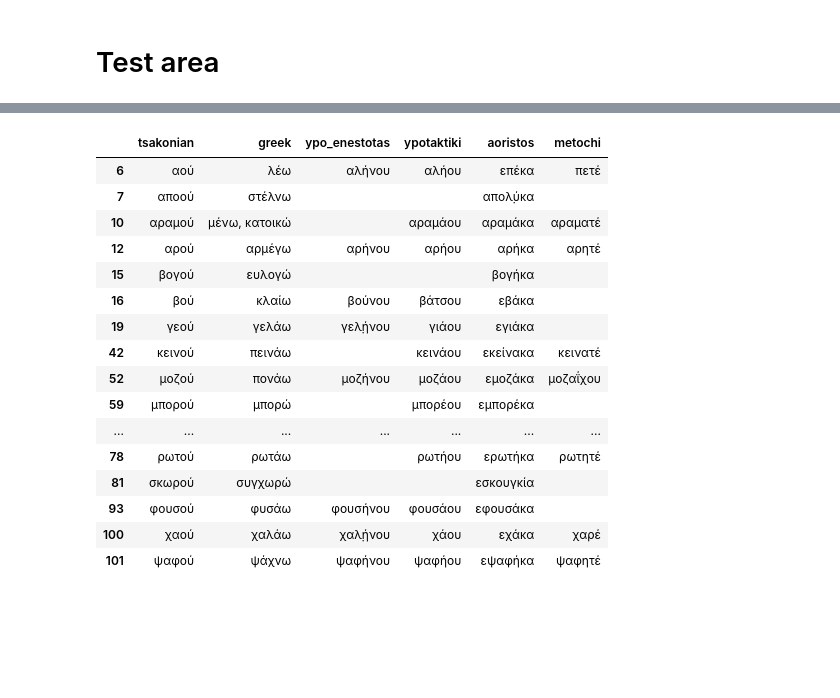
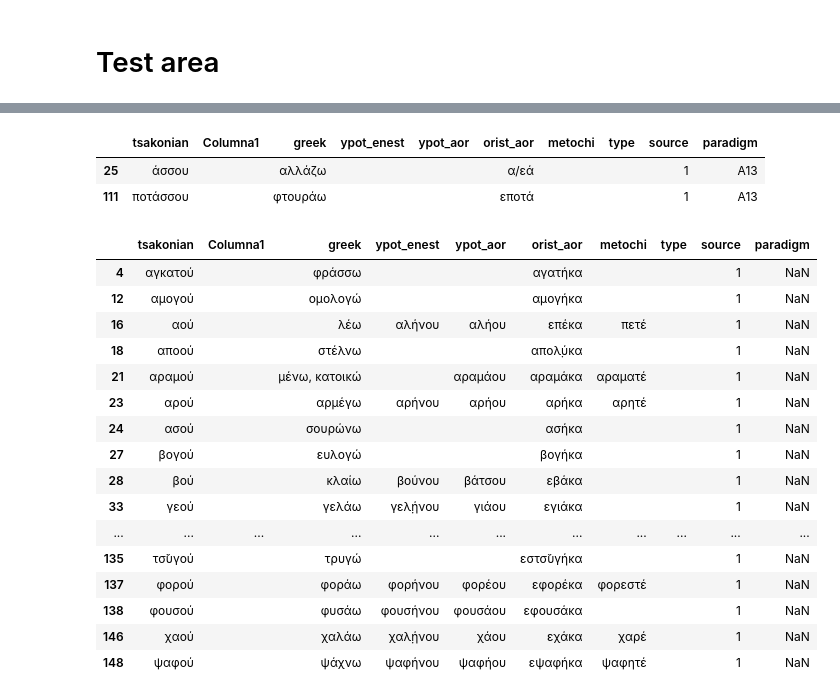
Before and after one commit to jgchaparro/TsakonianDB, a Jupyter notebook: TsakonianDB/tsakonian_db_compiler.ipynb, the cells around one changed output, grey strips where cells are left out. Cells and saved outputs as stored; diff of their text form; code cells hidden in the pictures; blank space fills up the shorter version.

```diff
--- a/TsakonianDB/tsakonian_db_compiler.ipynb
+++ b/TsakonianDB/tsakonian_db_compiler.ipynb
@@ -181,0 +287,8 @@ df[df['tsakonian'].str.endswith(ending)]
+# %%
+ending = 'ρίκ̇ου'
+paradigm = 'Α11'
+add = True
+display(df[df['tsakonian'].str.endswith(ending)])
+
+if add:
+    df.loc[df['tsakonian'].str.endswith(ending), 'paradigm'] = paradigm
@@ -181,0 +299,8 @@ df[df['tsakonian'].str.endswith(ending)]
+# %%
+ending = 'αίσου'
+paradigm = 'Α12'
+add = True
+display(df[df['tsakonian'].str.endswith(ending)])
+
+if add:
+    df.loc[df['tsakonian'].str.endswith(ending), 'paradigm'] = paradigm
@@ -181,0 +310,8 @@ df[df['tsakonian'].str.endswith(ending)]
+# %%
+ending = 'ρου'
+paradigm = 'Α13'
+add = True
+display(df[df['tsakonian'].str.endswith(ending)])
+
+if add:
+    df.loc[df['tsakonian'].str.endswith(ending), 'paradigm'] = paradigm
@@ -182,22 +322,39 @@ df[df['tsakonian'].str.endswith(ending)]
+# %%
+ending = 'άσσου'
+paradigm = 'Α13'
+add = True
+display(df[df['tsakonian'].str.endswith(ending)])
+
+if add:
+    df.loc[df['tsakonian'].str.endswith(ending), 'paradigm'] = paradigm
+# %% [output]
+|  | tsakonian | Columna1 | greek | ypot_enest | ypot_aor | orist_aor | metochi | type | source | paradigm |
+| 25 | άσσου |  | αλλάζω |  |  | α/εά |  |  | 1 | Α13 |
+| 111 | ποτάσσου |  | φτουράω |  |  | εποτά |  |  | 1 | Α13 |
 # %%
 # -ού, -ήνου, -ά/έ/ήου, (ε)-ά/έ/ήκα
 ending = 'ού'
-df[df['tsakonian'].str.endswith(ending)]
+paradigm = 'B'
+add = True
+display(df[df['tsakonian'].str.endswith(ending)])
+
+if add:
+    df.loc[df['tsakonian'].str.endswith(ending), 'paradigm'] = paradigm
 # %% [output]
-|  | tsakonian | greek | ypo_enestotas | ypotaktiki | aoristos | metochi |
-| 6 | αού | λέω | αλήνου | αλήου | επέκα | πετέ |
-| 7 | αποού | στέλνω |  |  | απολ̣ύκα |  |
-| 10 | αραμού | μένω, κατοικώ |  | αραμάου | αραμάκα | αραματέ |
-| 12 | αρού | αρμέγω | αρήνου | αρήου | αρήκα | αρητέ |
-| 15 | βογού | ευλογώ |  |  | βογήκα |  |
-| 16 | βού | κλαίω | βούνου | βάτσου | εβάκα |  |
-| 19 | γεού | γελάω | γελ̣ήνου | γιάου | εγιάκα |  |
-| 42 | κεινού | πεινάω |  | κεινάου | εκείνακα | κεινατέ |
-| 52 | μοζού | πονάω | μοζήνου | μοζάου | εμοζάκα | μοζαΐχου |
-| 59 | μπορού | μπορώ |  | μπορέου | εμπορέκα |  |
-| ... | ... | ... | ... | ... | ... | ... |
-| 78 | ρωτού | ρωτάω |  | ρωτήου | ερωτήκα | ρωτητέ |
-| 81 | σκωρού | συγχωρώ |  |  | εσκουγκία |  |
-| 93 | φουσού | φυσάω | φουσήνου | φουσάου | εφουσάκα |  |
-| 100 | χαού | χαλάω | χαλ̣ήνου | χάου | εχάκα | χαρέ |
-| 101 | ψαφού | ψάχνω | ψαφήνου | ψαφήου | εψαφήκα | ψαφητέ |
+|  | tsakonian | Columna1 | greek | ypot_enest | ypot_aor | orist_aor | metochi | type | source | paradigm |
+| 4 | αγκατού |  | φράσσω |  |  | αγατήκα |  |  | 1 | NaN |
+| 12 | αμογού |  | ομολογώ |  |  | αμογήκα |  |  | 1 | NaN |
+| 16 | αού |  | λέω | αλήνου | αλήου | επέκα | πετέ |  | 1 | NaN |
+| 18 | αποού |  | στέλνω |  |  | απολ̣ύκα |  |  | 1 | NaN |
+| 21 | αραμού |  | μένω, κατοικώ |  | αραμάου | αραμάκα | αραματέ |  | 1 | NaN |
+| 23 | αρού |  | αρμέγω | αρήνου | αρήου | αρήκα | αρητέ |  | 1 | NaN |
+| 24 | ασού |  | σουρώνω |  |  | ασήκα |  |  | 1 | NaN |
+| 27 | βογού |  | ευλογώ |  |  | βογήκα |  |  | 1 | NaN |
+| 28 | βού |  | κλαίω | βούνου | βάτσου | εβάκα |  |  | 1 | NaN |
+| 33 | γεού |  | γελάω | γελ̣ήνου | γιάου | εγιάκα |  |  | 1 | NaN |
+| ... | ... | ... | ... | ... | ... | ... | ... | ... | ... | ... |
+| 135 | τσ̌υγού |  | τρυγώ |  |  | εστσ̌υγήκα |  |  | 1 | NaN |
+| 137 | φορού |  | φοράω | φορήνου | φορέου | εφορέκα | φορεστέ |  | 1 | NaN |
+| 138 | φουσού |  | φυσάω | φουσήνου | φουσάου | εφουσάκα |  |  | 1 | NaN |
+| 146 | χαού |  | χαλάω | χαλ̣ήνου | χάου | εχάκα | χαρέ |  | 1 | NaN |
+| 148 | ψαφού |  | ψάχνω | ψαφήνου | ψαφήου | εψαφήκα | ψαφητέ |  | 1 | NaN |
```
Also changed, not shown: parts of 18 cells of this notebook, 6 other files.
